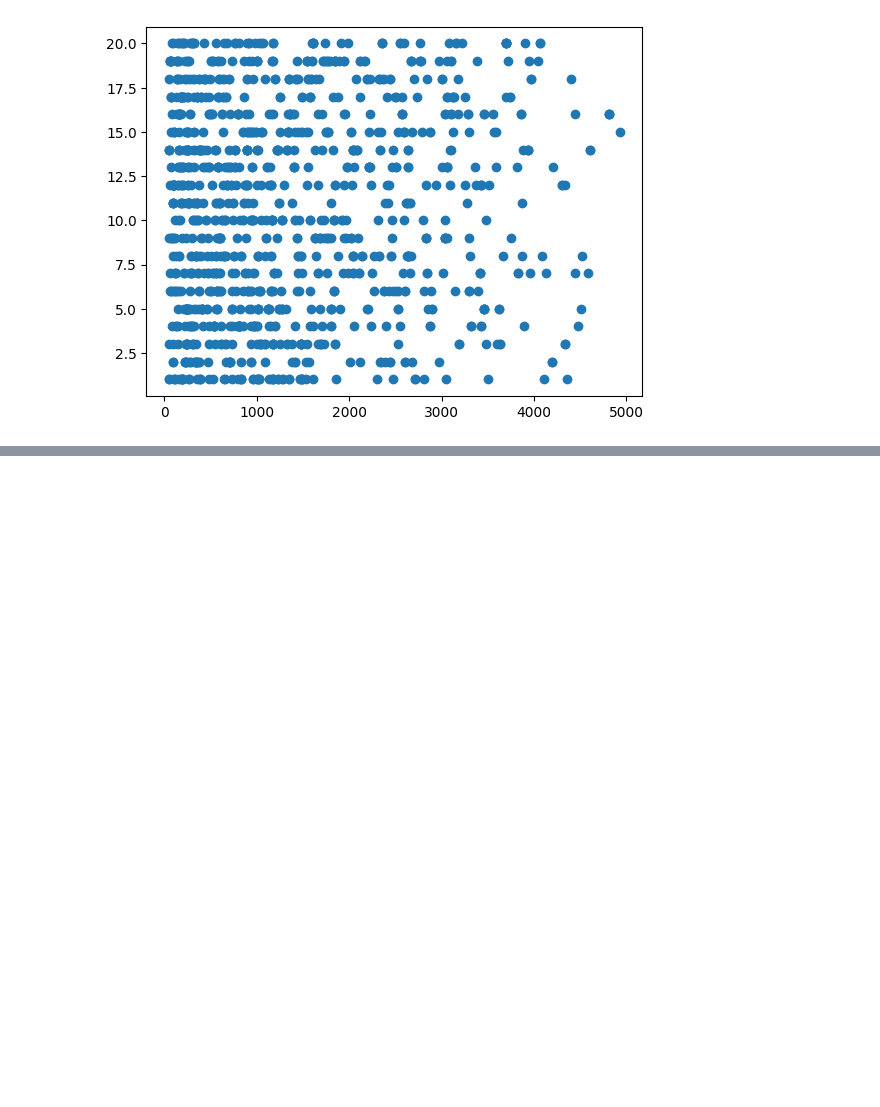
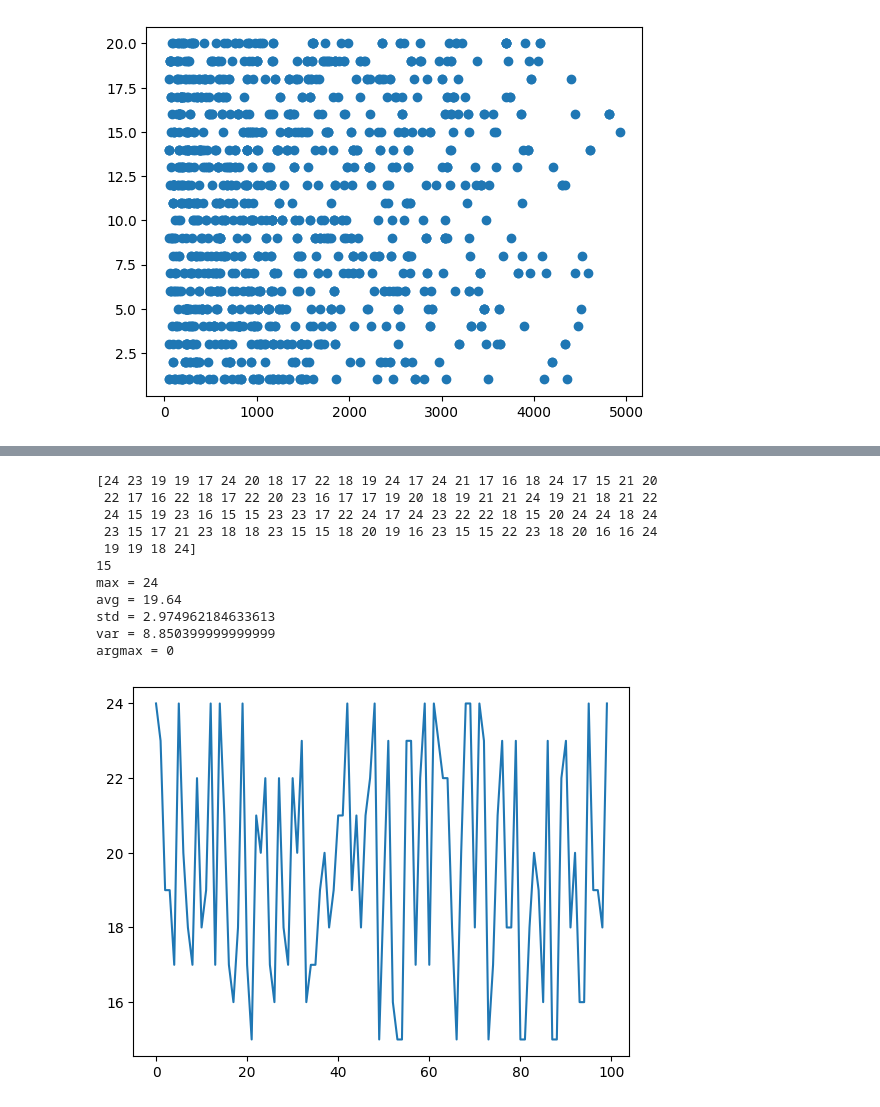
Before and after one commit to szymonszwedzinskiii/DataTemplates, a Jupyter notebook: Untitled0.ipynb, the cells around one changed output, grey strips where cells are left out. Saved outputs shown, nothing was run; the diff lists cells and outputs as text; code cells hidden in the pictures; blank space fills up the shorter version.

```diff
--- a/Untitled0.ipynb
+++ b/Untitled0.ipynb
@@ -87,0 +141,24 @@ plt.scatter(df['Profit'], df['Quantity'])
+# %%
+data = np.random.randint(15,25, size=100)
+print(data)
+print(data.min())
+print(f"max = {data.max()}")
+print(f"avg = {data.mean()}")
+print(f"std = {data.std()}")
+print(f"var = {data.var()}")
+print(f"argmax = {data.argmax()}")
+plt.plot(data)
+plt.show()
+# %% [output]
+[24 23 19 19 17 24 20 18 17 22 18 19 24 17 24 21 17 16 18 24 17 15 21 20
+ 22 17 16 22 18 17 22 20 23 16 17 17 19 20 18 19 21 21 24 19 21 18 21 22
+ 24 15 19 23 16 15 15 23 23 17 22 24 17 24 23 22 22 18 15 20 24 24 18 24
+ 23 15 17 21 23 18 18 23 15 15 18 20 19 16 23 15 15 22 23 18 20 16 16 24
+ 19 19 18 24]
+15
+max = 24
+avg = 19.64
+std = 2.974962184633613
+var = 8.850399999999999
+argmax = 0
+[figure, added]
```
Also changed, not shown: parts of 4 cells of this notebook.
